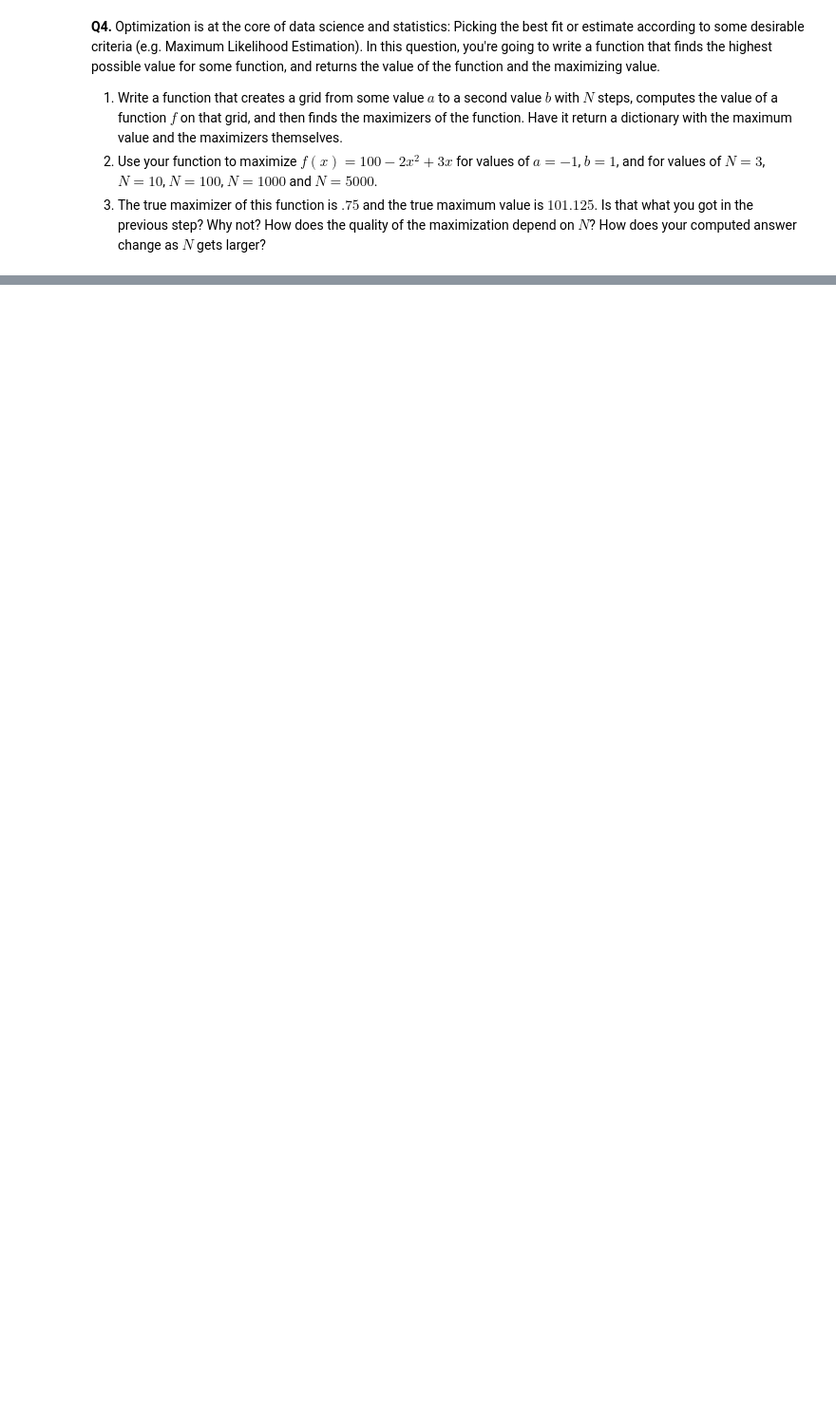
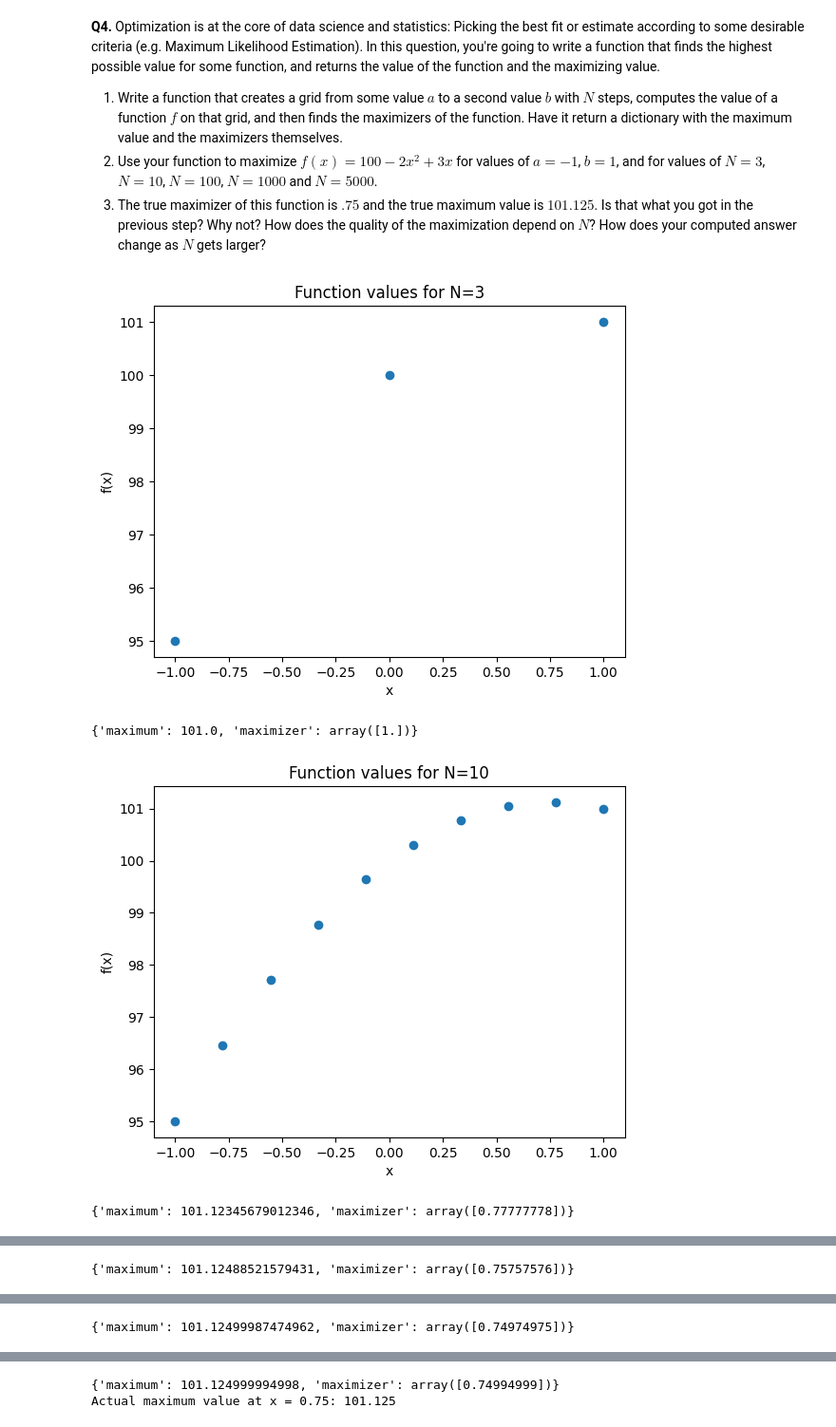
Before and after one commit to cindyd02/programming, a Jupyter notebook: assignment/assignment_programming.ipynb, the cells around one changed output, grey strips where cells are left out. Shown at 95% size. Saved outputs shown, nothing was run; the diff lists cells and outputs as text; code cells hidden in the pictures; blank space fills up the shorter version.

```diff
--- a/assignment/assignment_programming.ipynb
+++ b/assignment/assignment_programming.ipynb
@@ -116,3 +157,36 @@ y = sample[:,1]
 # %%
 import numpy as np
 import matplotlib.pyplot as plt
+
+def f(x):
+    return 100 - 2*x**2 + 3*x
+
+def maximizer(a, b, N, f, showplot=False):
+    x = np.linspace(a, b, N)
+    y = f(x)
+    if showplot:
+        plt.scatter(x, y)
+        plt.xlabel('x')
+        plt.ylabel('f(x)')
+        plt.title(f'Function values for N={N}')
+        plt.show()
+    maximum = np.max(y)
+    max_indices = np.where(y == maximum)
+    max_x = x[max_indices]
+    return {'maximum': maximum, 'maximizer': max_x}
+
+a = -1
+b = 1
+
+print(maximizer(a, b, 3, f, showplot=True))
+print(maximizer(a, b, 10, f, showplot=True))
+print(maximizer(a, b, 100, f, showplot=True))
+print(maximizer(a, b, 1000, f, showplot=True))
+print(maximizer(a, b, 5000, f, showplot=True))
+
+print(f"Actual maximum value at x = 0.75: {f(0.75)}")
+# %% [output]
+[figure, added]
+{'maximum': 101.0, 'maximizer': array([1.])}
+[figure, added]
+{'maximum': 101.12345679012346, 'maximizer': array([0.77777778])}
@@ -118,0 +194 @@ import matplotlib.pyplot as plt
+{'maximum': 101.12488521579431, 'maximizer': array([0.75757576])}
@@ -118,0 +196 @@ import matplotlib.pyplot as plt
+{'maximum': 101.12499987474962, 'maximizer': array([0.74974975])}
@@ -119 +198,3 @@ import matplotlib.pyplot as plt
+{'maximum': 101.124999994998, 'maximizer': array([0.74994999])}
+Actual maximum value at x = 0.75: 101.125
 # %% [markdown]
```
Also changed, not shown: parts of 4 cells of this notebook.
